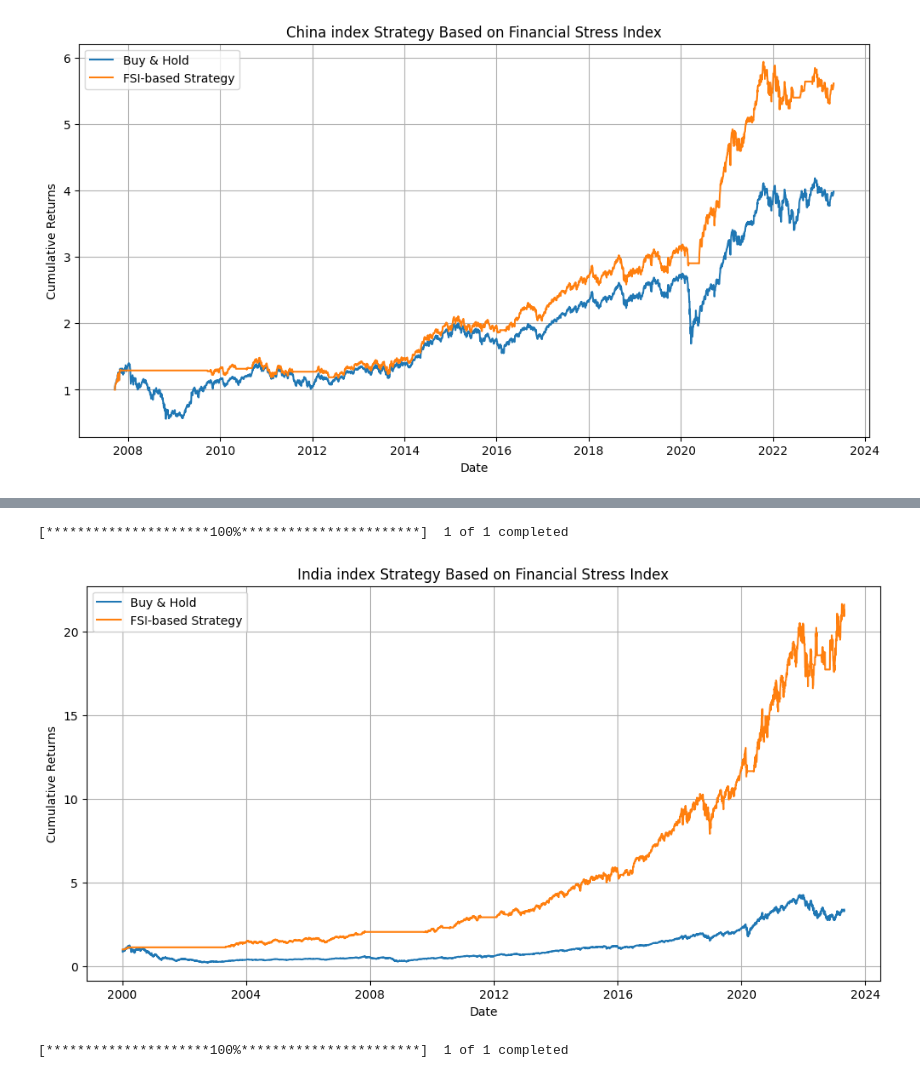
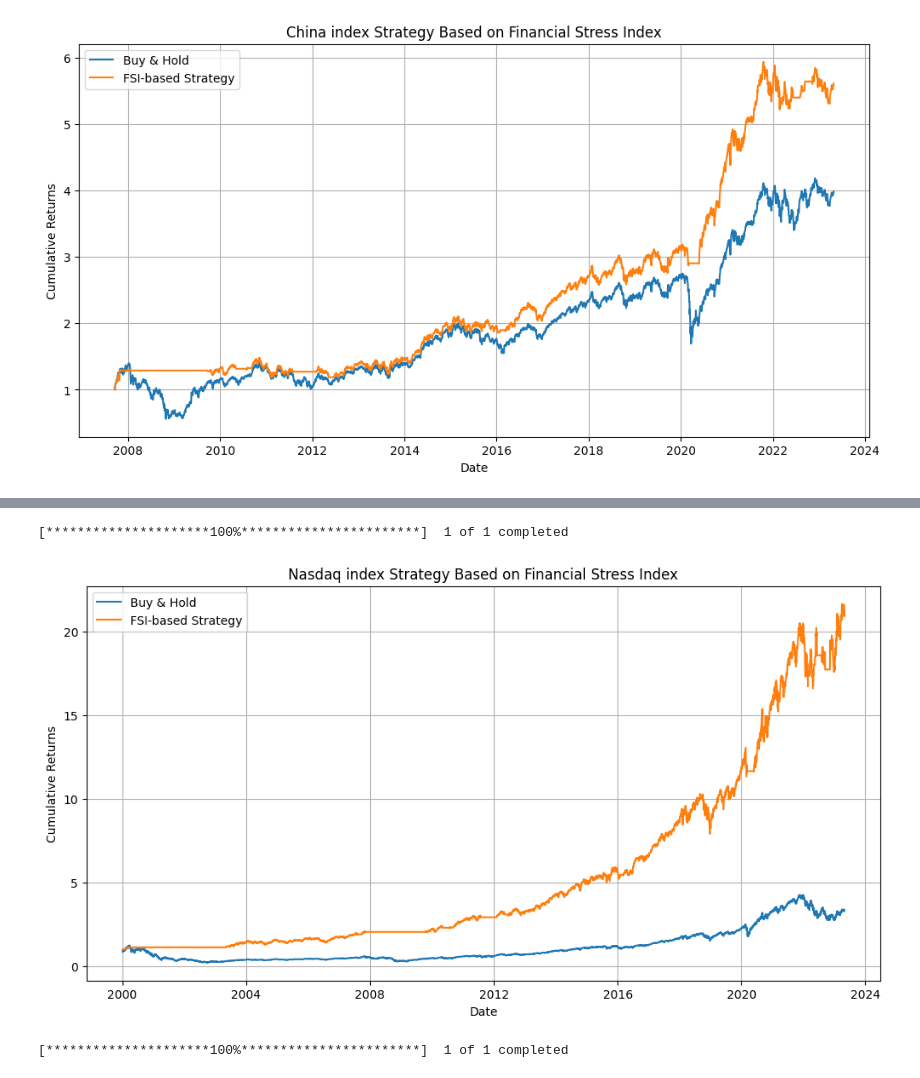
Before and after one commit to dkn-maida/farscape-investment, a Jupyter notebook: fsi.ipynb, the cells around one changed output, grey strips where cells are left out. Saved outputs shown, nothing was run; the diff lists cells and outputs as text; code cells hidden in the pictures.

```diff
--- a/fsi.ipynb
+++ b/fsi.ipynb
@@ -165,35 +165,35 @@ prices = yf.download(india_etf, start=start_date, end=end_date)['Close']
 # Calculate daily returns
 daily_returns = prices.pct_change()
 
 # Resample FSI data to daily
 fsi_daily = fsi_regions_data.resample('D').interpolate()
 
 # Align both datasets
 aligned_data = daily_returns.to_frame('returns').join(fsi_daily).dropna()
 
 # Create a strategy DataFrame
 strategy_data = aligned_data.copy()
 
 # Define the strategy
 fsi_threshold = 1.3  # You can replace this with the optimal threshold value you found earlier
 strategy_data['signal'] = np.where(strategy_data['OFR FSI'] < fsi_threshold, 1, 0)
 strategy_data['strategy_returns'] = strategy_data['signal'] * strategy_data['returns']
 
 # Calculate cumulative returns
 cumulative_returns = (1 + strategy_data[['returns', 'strategy_returns']]).cumprod()
 
 # Plot the strategy performance
 plt.figure(figsize=(12, 6))
 plt.plot(cumulative_returns)
-plt.title('India index Strategy Based on Financial Stress Index')
+plt.title('Nasdaq index Strategy Based on Financial Stress Index')
 plt.xlabel('Date')
 plt.ylabel('Cumulative Returns')
 plt.legend(['Buy & Hold', 'FSI-based Strategy'])
 plt.grid()
 plt.show()
 # %% [output]
 [*********************100%***********************]  1 of 1 completed
-[figure, old version]
+[figure, new version]
 # %%
 import numpy as np
 import pandas as pd
```
Also changed, not shown: parts of 1 cell of this notebook, 1 other file.
